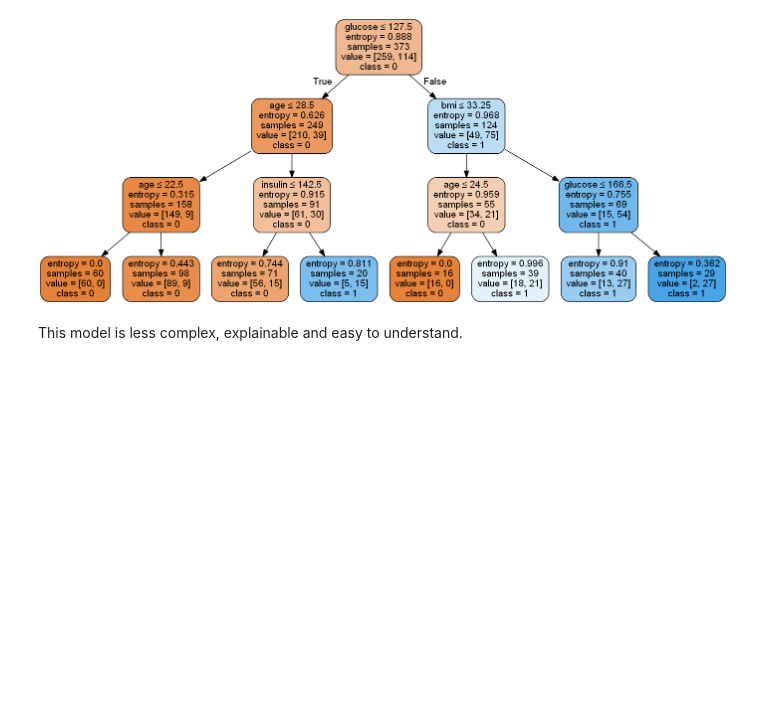
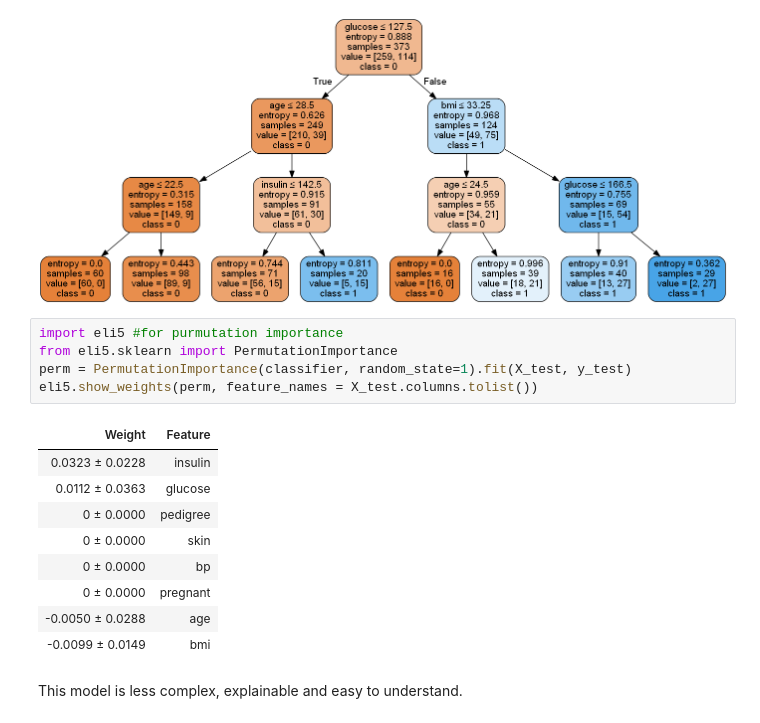
Before and after one commit to carlaprv/tcc-classification-xai, a Jupyter notebook: Diabete/Diabetes - Classificação SVM + Decision Tree.ipynb, the cells around one changed output. Cells and saved outputs as stored; diff of their text form; blank space fills up the shorter version.

```diff
--- a/Diabete/Diabetes - Classificação SVM + Decision Tree.ipynb
+++ b/Diabete/Diabetes - Classificação SVM + Decision Tree.ipynb
@@ -128,6 +128,21 @@ graph.write_png('diabetes_svm.png')
 Image(graph.create_png())
 # %% [output]
 [figure]
+# %%
+import eli5 #for purmutation importance
+from eli5.sklearn import PermutationImportance
+perm = PermutationImportance(classifier, random_state=1).fit(X_test, y_test)
+eli5.show_weights(perm, feature_names = X_test.columns.tolist())
+# %% [output]
+| Weight | Feature |
+| 0.0323 ± 0.0228 | insulin |
+| 0.0112 ± 0.0363 | glucose |
+| 0 ± 0.0000 | pedigree |
+| 0 ± 0.0000 | skin |
+| 0 ± 0.0000 | bp |
+| 0 ± 0.0000 | pregnant |
+| -0.0050 ± 0.0288 | age |
+| -0.0099 ± 0.0149 | bmi |
 # %% [markdown]
 This model is less complex, explainable and easy to understand.
 # %% [markdown]
```
Also changed, not shown: 20 other files.
